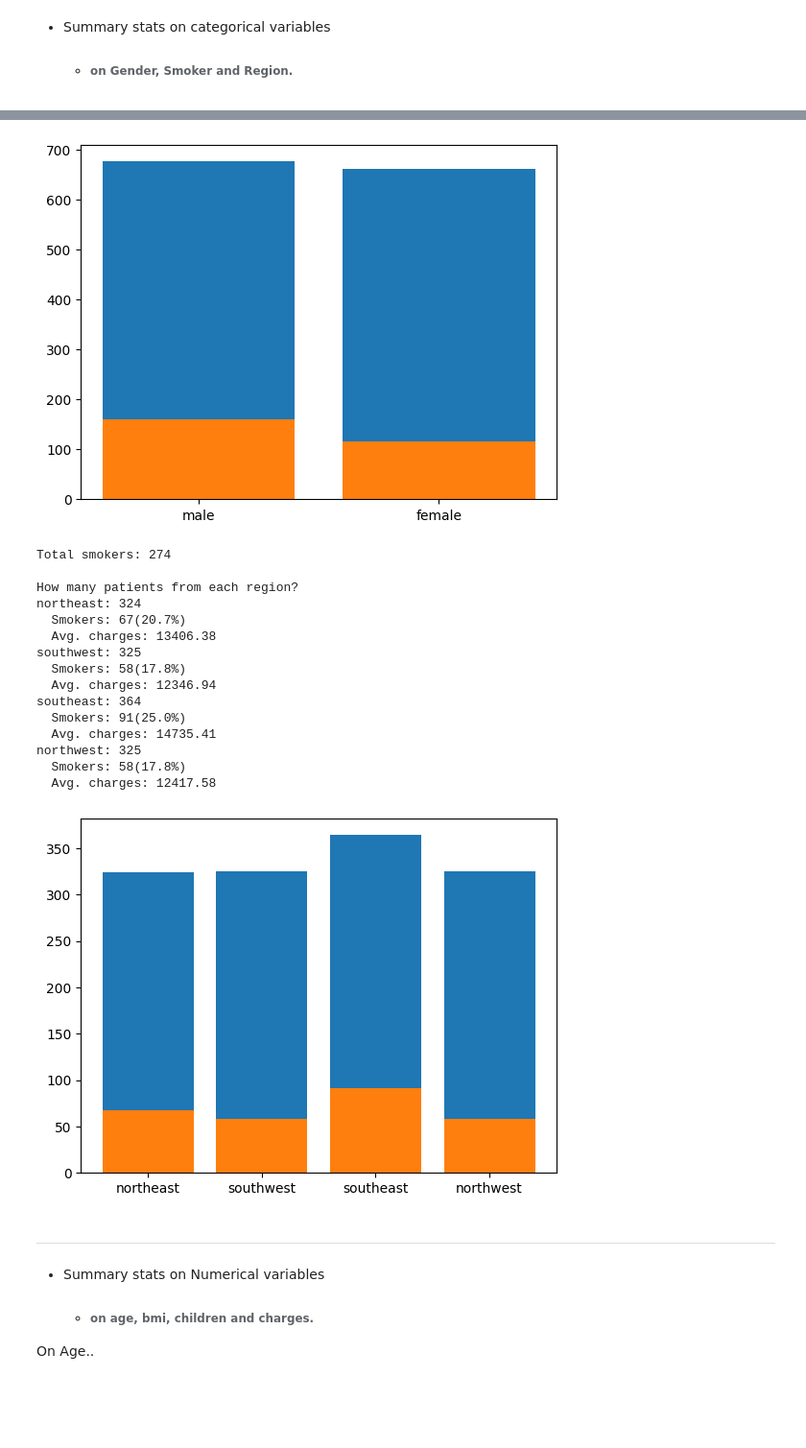
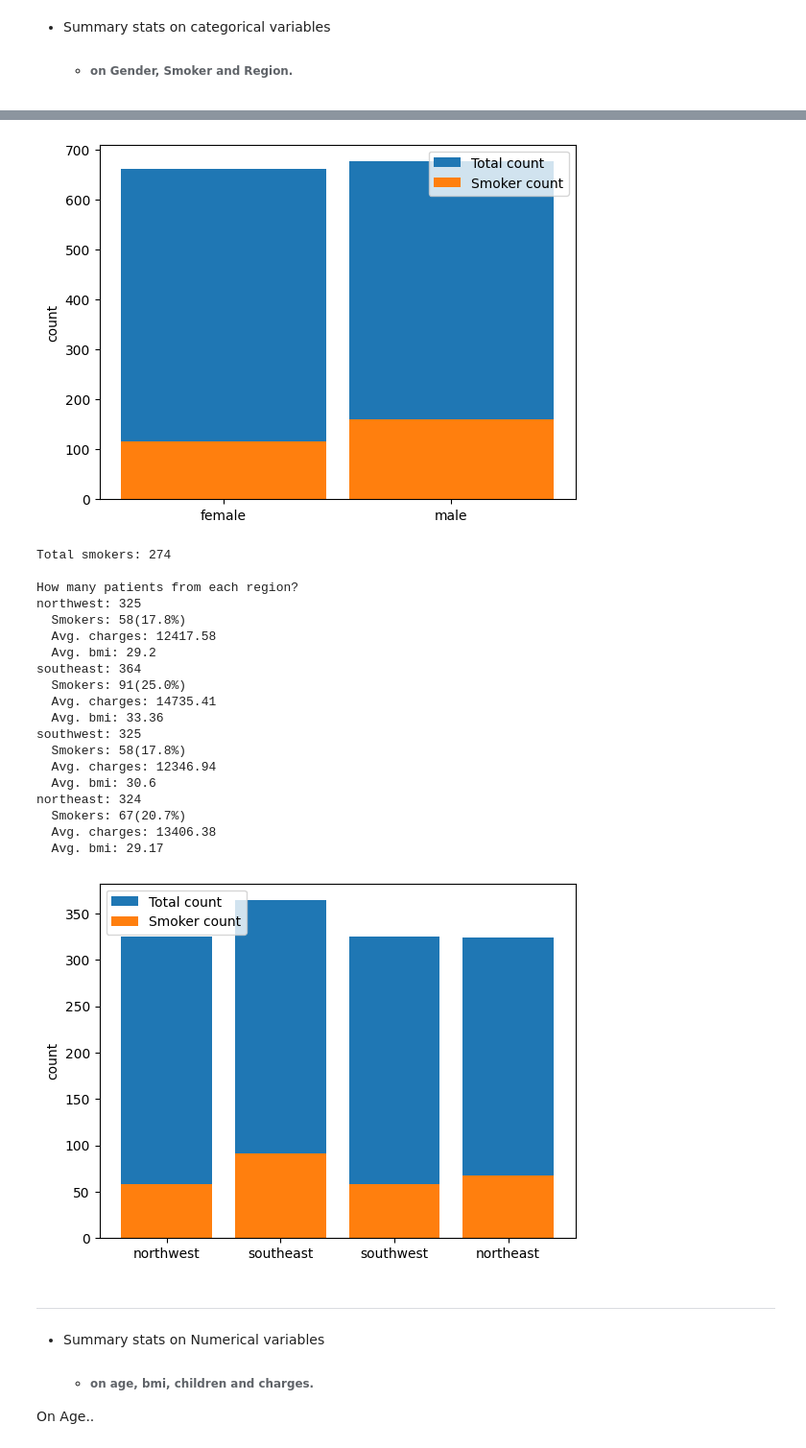
Before and after one commit to Mohak475/portfolio-proj-1, a Jupyter notebook: main_book.ipynb, the cells around one changed output, grey strips where cells are left out. Shown: that part at 96% size. Saved outputs shown, nothing was run; the diff lists cells and outputs as text; code cells hidden in the pictures; blank space fills up the shorter version.

```diff
--- a/main_book.ipynb
+++ b/main_book.ipynb
@@ -65,10 +65,13 @@ for gender in all_gender:
 
 x = np.array(list(all_gender))
 y = np.array(gender_count)
-plt.bar(x, y)
+plt.bar(x, y, width=0.9)
+plt.ylabel("count")
 
 y = np.array(gender_count_smoker)
-plt.bar(x, y)
+plt.bar(x, y, width=0.9)
+
+plt.legend(["Total count", "Smoker count"])
 plt.show()
 
 
@@ -88,6 +91,7 @@ for region in all_regions:
 
     sm_count = 0
     region_charges = []
+    region_bmi = []
     for row in imported_data:
         if(row['region'] == region and row['smoker'] == 'yes'):
             sm_count += 1
@@ -97,11 +101,13 @@ for region in all_regions:
 
         if(row['region'] == region):
             region_charges.append(float(row['charges']))
+            region_bmi.append(float(row['bmi']))
     region_count_smoker.append(sm_count)
     sm_pct = round(sm_count / region_list.count(region) *100,1)
     print("  Smokers: {}({}%)".format(sm_count,sm_pct))
 
     print("  Avg. charges: {}".format(round(statistics.mean(region_charges),2)))
+    print("  Avg. bmi: {}".format(round(statistics.mean(region_bmi),2)))
 
 # print(region_smoker_list)
 
@@ -111,6 +117,9 @@ plt.bar(x, y)
 
 y = np.array(region_count_smoker)
 plt.bar(x, y)
+
+plt.ylabel("count")
+plt.legend(["Total count", "Smoker count"], loc=2)
 plt.show()
 # %% [output]
 How many patients of each gender?
@@ -121,20 +130,24 @@ Total females: 662
-[figure, old version]
+[figure, new version]
 Total smokers: 274
 
 How many patients from each region?
+northwest: 325
+  Smokers: 58(17.8%)
+  Avg. charges: 12417.58
+  Avg. bmi: 29.2
+southeast: 364
+  Smokers: 91(25.0%)
+  Avg. charges: 14735.41
+  Avg. bmi: 33.36
+southwest: 325
+  Smokers: 58(17.8%)
+  Avg. charges: 12346.94
+  Avg. bmi: 30.6
 northeast: 324
   Smokers: 67(20.7%)
   Avg. charges: 13406.38
-southwest: 325
-  Smokers: 58(17.8%)
-  Avg. charges: 12346.94
-southeast: 364
-  Smokers: 91(25.0%)
-  Avg. charges: 14735.41
-northwest: 325
-  Smokers: 58(17.8%)
-  Avg. charges: 12417.58
+  Avg. bmi: 29.17
-[figure, old version]
+[figure, new version]
 # %% [markdown]
 ---------------
 - Summary stats on Numerical variables
```
Also changed, not shown: parts of 10 cells of this notebook.
